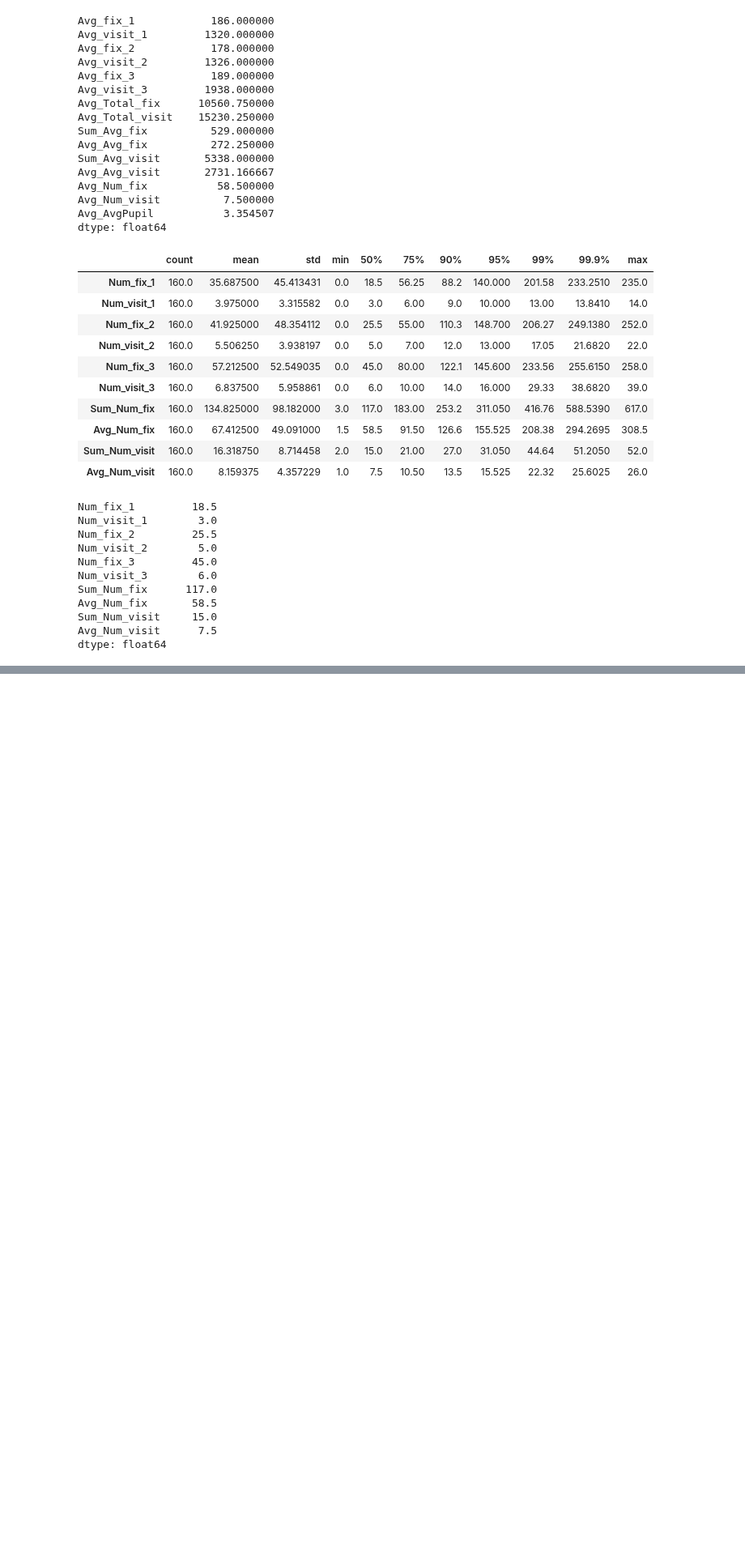
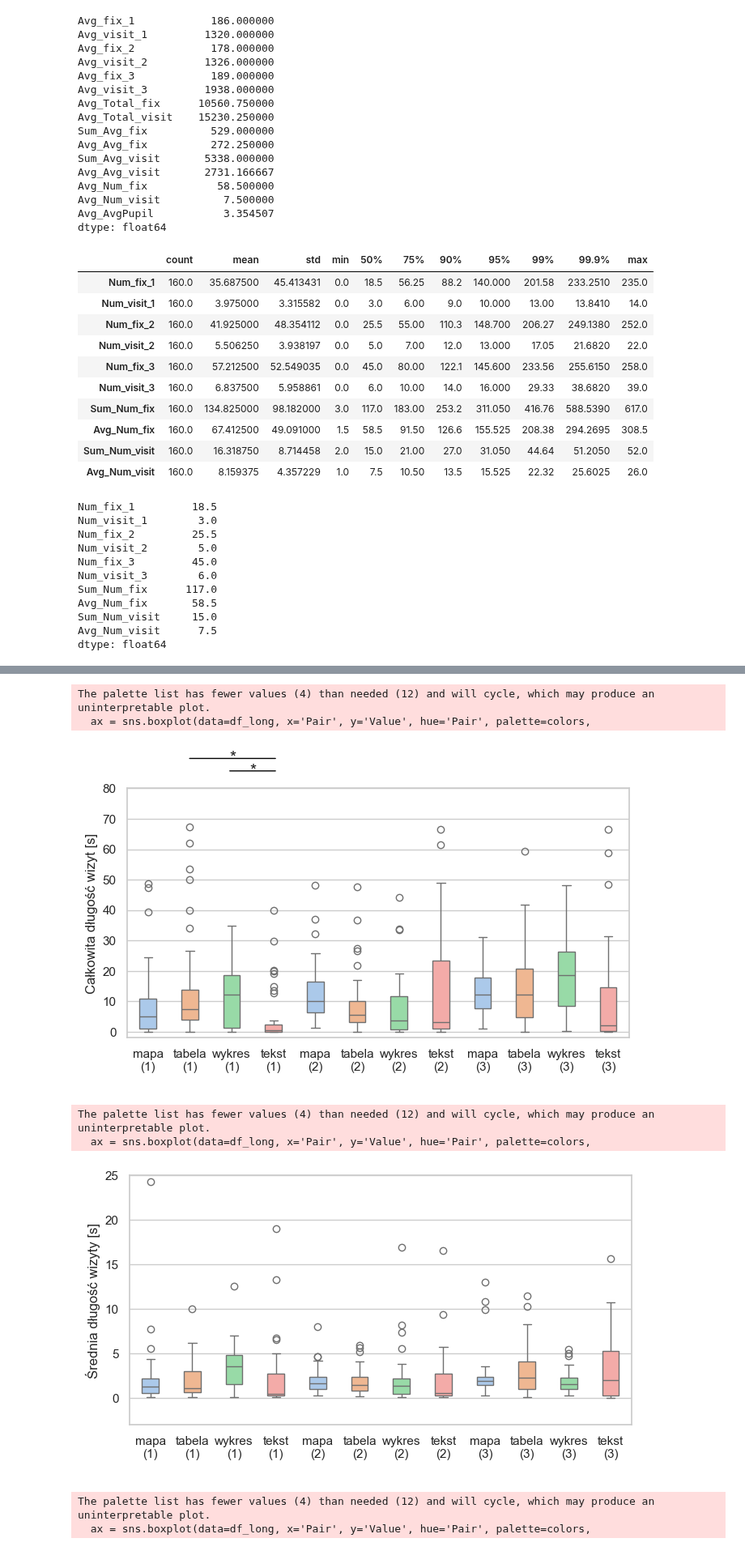
Before and after one commit to MartaSolarz/Master_thesis, a Jupyter notebook: statistical_tests/redundance/8_mapa_tabela_tekst_wykres.ipynb, the cells around one changed output, grey strips where cells are left out. Shown at 81% size. Cells and saved outputs as stored; diff of their text form; code cells hidden in the pictures; blank space fills up the shorter version.

```diff
--- a/statistical_tests/redundance/8_mapa_tabela_tekst_wykres.ipynb
+++ b/statistical_tests/redundance/8_mapa_tabela_tekst_wykres.ipynb
@@ -374,0 +530,13 @@ Wizyty: istotne statystycznie:
+# %%
+plots(df, 'Total', 'visit', -2, 80, 'Całkowita długość wizyt [s]', tt1=True, wtxt1=True)
+plots(df, 'Avg', 'visit', -3, 25, 'Średnia długość wizyty [s]')
+plots(df, 'Num', 'visit', -3, 40, 'Liczba wizyt', tt1=True, wtxt1=True, tabw1=True, mtxt1=True, mtab1=True, tt2=True, wtxt2=True, mtab2=True, mw2=True, tt3=True, wtxt3=True, tabw3=True, mtxt3=True, mtab3=True, mw3=True)
+# %% [output]
+The palette list has fewer values (4) than needed (12) and will cycle, which may produce an uninterpretable plot.
+  ax = sns.boxplot(data=df_long, x='Pair', y='Value', hue='Pair', palette=colors,
+[figure, added]
+The palette list has fewer values (4) than needed (12) and will cycle, which may produce an uninterpretable plot.
+  ax = sns.boxplot(data=df_long, x='Pair', y='Value', hue='Pair', palette=colors,
+[figure, added]
+The palette list has fewer values (4) than needed (12) and will cycle, which may produce an uninterpretable plot.
+  ax = sns.boxplot(data=df_long, x='Pair', y='Value', hue='Pair', palette=colors,
```
Also changed, not shown: parts of 23 cells of this notebook, 1 other file.
